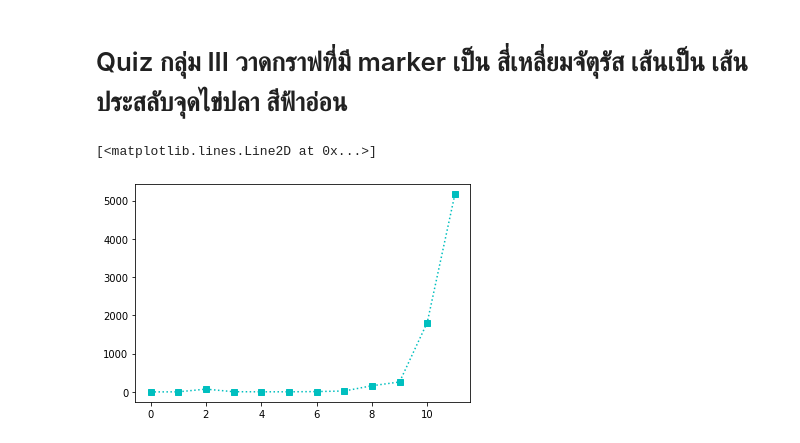
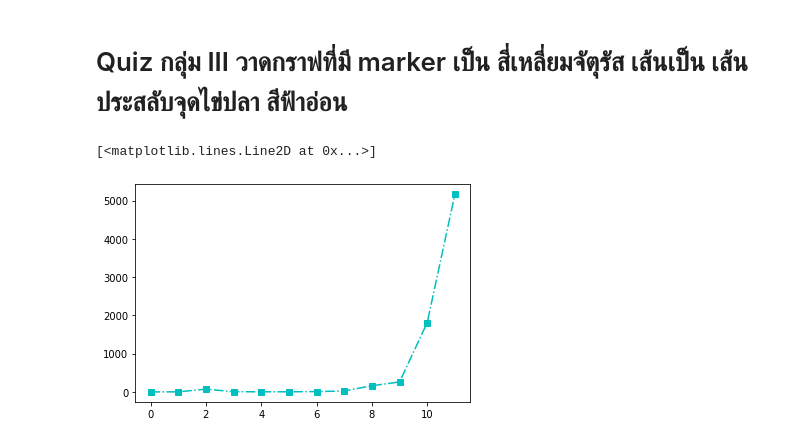
Before and after one commit to mintra-tippayaratsontorn/DWDM21, a Jupyter notebook: Data_Visualization.ipynb, the cells around one changed output. Cells and saved outputs as stored; diff of their text form; code cells hidden in the pictures.

```diff
--- a/Data_Visualization.ipynb
+++ b/Data_Visualization.ipynb
@@ -155,7 +155,7 @@ plt.plot(range(len(data.iloc[::50,1])),data.iloc[::50,1],'P:g')
 # %% [markdown]
 # Quiz กลุ่ม III วาดกราฟที่มี marker เป็น สี่เหลี่ยมจัตุรัส เส้นเป็น เส้นประสลับจุดไข่ปลา สีฟ้าอ่อน
 # %%
-plt.plot(range(len(data.iloc[::50,1])),data.iloc[::50,1],'s:c')
+plt.plot(range(len(data.iloc[::50,1])),data.iloc[::50,1],'s-.c')
 # %% [output]
 [<matplotlib.lines.Line2D at 0x...>]
-[figure, old version]
+[figure, new version]
```
